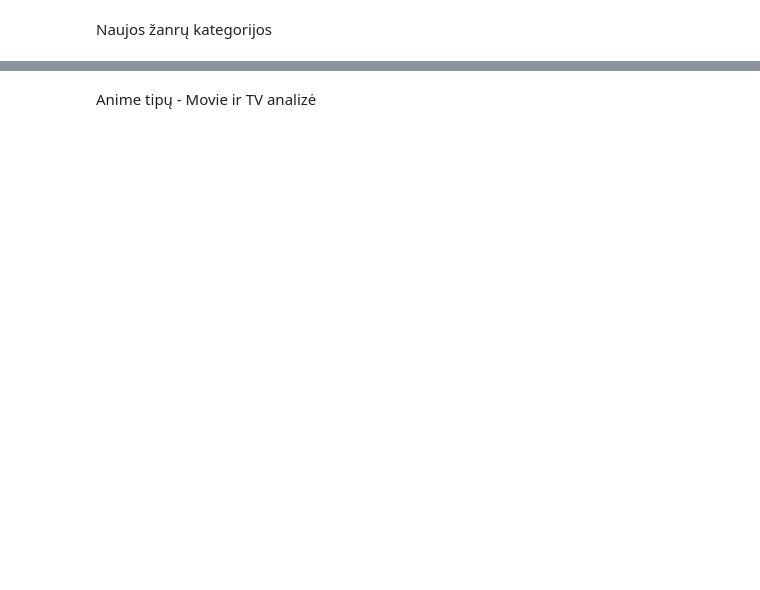
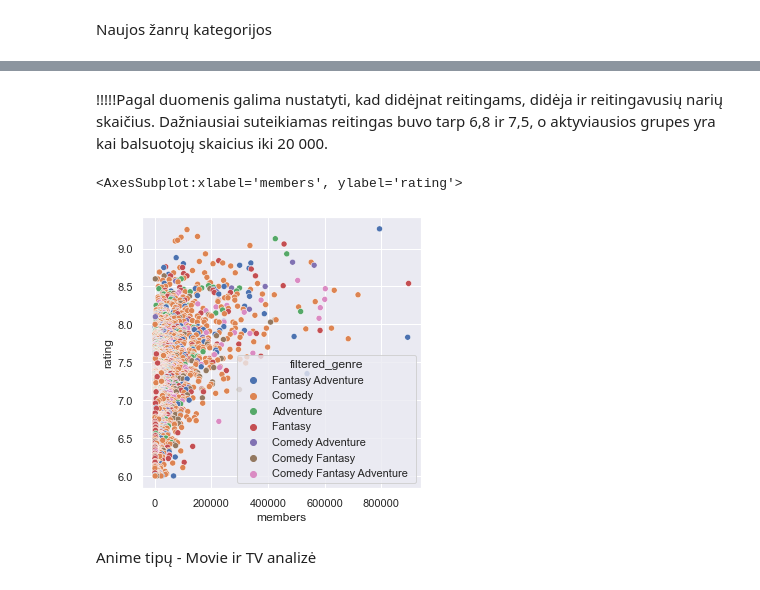
Before and after one commit to ErnestaTum/-Python_mokymai, a Jupyter notebook: baigiamasis_darbas.ipynb, the cells around one changed output, grey strips where cells are left out. Drawn from its saved outputs; the diff is of its cells as text; code cells hidden in the pictures; blank space fills up the shorter version.

```diff
--- a/baigiamasis_darbas.ipynb
+++ b/baigiamasis_darbas.ipynb
@@ -347,3 +358,11 @@ sns.barplot(data=df, x = "index", y="genre")
+# %% [markdown]
+!!!!!Pagal duomenis galima nustatyti, kad didėjnat reitingams, didėja ir reitingavusių narių skaičius.
+Dažniausiai suteikiamas reitingas buvo tarp 6,8 ir 7,5, o aktyviausios grupes yra kai balsuotojų skaicius iki 20 000.
+# %%
+sns.scatterplot(data = fd_genre, x= "members", y = "rating", hue = "filtered_genre" )
+# %% [output]
+<AxesSubplot:xlabel='members', ylabel='rating'>
+[figure, added]
 # %% [markdown]
 Anime tipų - Movie ir TV analizė
 # %%
```
Also changed, not shown: parts of 13 cells of this notebook.
